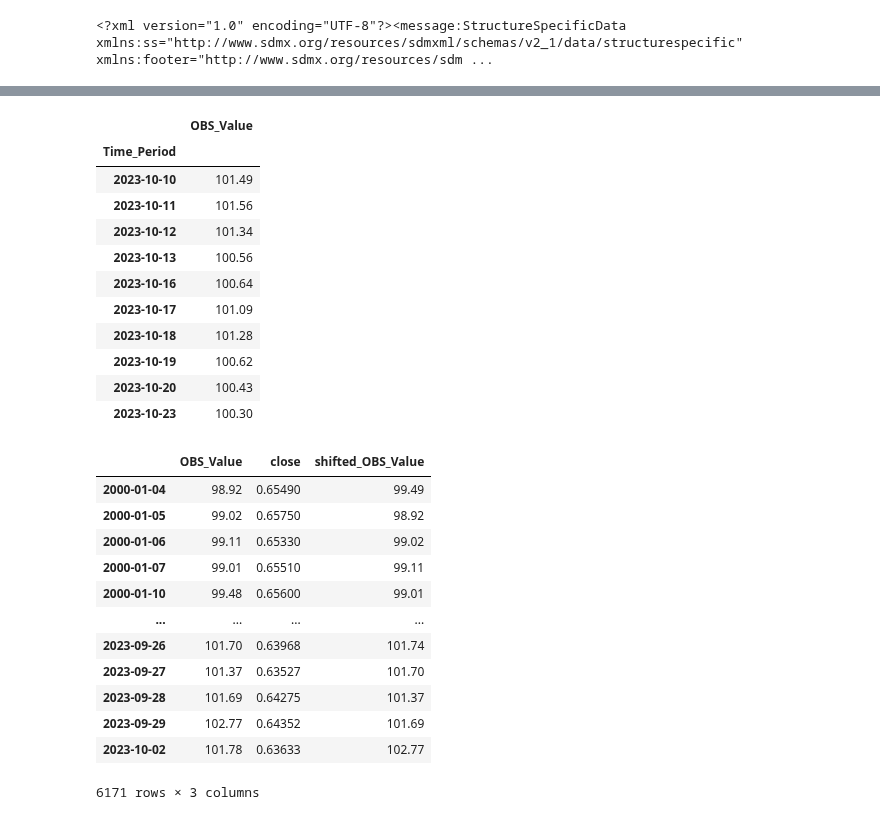
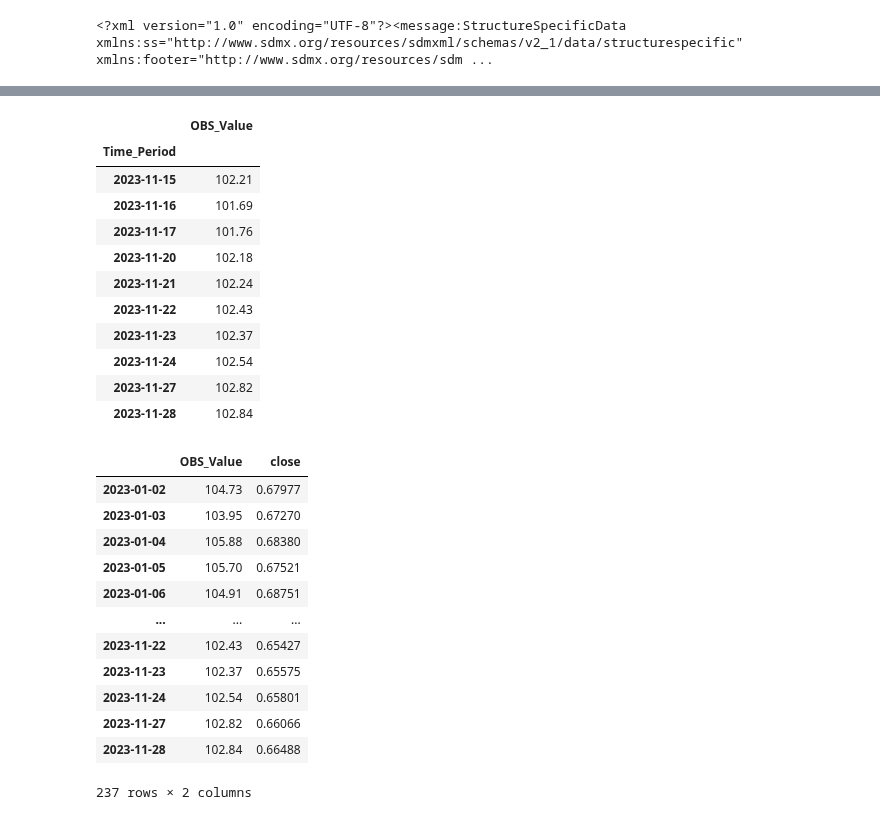
Before and after one commit to aliquid-novi/Strategies, a Jupyter notebook: lets get it/BIS.ipynb, the cells around one changed output, grey strips where cells are left out. Cells and saved outputs as stored; diff of their text form; code cells hidden in the pictures.

```diff
--- a/lets get it/BIS.ipynb
+++ b/lets get it/BIS.ipynb
@@ -127,20 +134,20 @@ df['OBS_Value'] = df['OBS_Value'].replace('NaN', np.nan)
 # Drop rows with NaN values
 df.dropna(subset=['OBS_Value'], inplace=True)
 df['OBS_Value'] = df['OBS_Value'].astype(float)
-# df['Time_Period'] = pd.to_datetime(df['Time_Period'])
-# df = df.set_index('Time_Period')
+df['Time_Period'] = pd.to_datetime(df['Time_Period'])
+df = df.set_index('Time_Period')
 df.tail(10)
 # %% [output]
 |  | OBS_Value |
 | Time_Period |  |
-| 2023-10-10 | 101.49 |
-| 2023-10-11 | 101.56 |
-| 2023-10-12 | 101.34 |
-| 2023-10-13 | 100.56 |
-| 2023-10-16 | 100.64 |
-| 2023-10-17 | 101.09 |
-| 2023-10-18 | 101.28 |
-| 2023-10-19 | 100.62 |
-| 2023-10-20 | 100.43 |
-| 2023-10-23 | 100.30 |
+| 2023-11-15 | 102.21 |
+| 2023-11-16 | 101.69 |
+| 2023-11-17 | 101.76 |
+| 2023-11-20 | 102.18 |
+| 2023-11-21 | 102.24 |
+| 2023-11-22 | 102.43 |
+| 2023-11-23 | 102.37 |
+| 2023-11-24 | 102.54 |
+| 2023-11-27 | 102.82 |
+| 2023-11-28 | 102.84 |
 # %%
@@ -149,29 +155,22 @@ AUDUSD = get_rates('AUDUSD.a', mt5.TIMEFRAME_D1, 6191)
 # %%
-def get_rates(pair1, timeframe, x):
-    pair1 = pd.DataFrame(mt5.copy_rates_from_pos(pair1, timeframe, 0, x))
-    pair1['time'] = pd.to_datetime(pair1['time'], unit = 's')
-    return pair1[['time','open', 'high', 'low', 'close']].set_index('time')
+AUDUSD = get_rates('AUDUSD.a', mt5.TIMEFRAME_D1, 500)
+combined_df = pd.concat([df[-len(AUDUSD):], AUDUSD['close']], join = 'outer', axis = 1)
 
-# AUDUSD = get_rates('AUDUSD.a', mt5.TIMEFRAME_D1, 6191)
-AUDUSD = AUDUSD.iloc[:-5]
-AUDUSD
-combined_df = pd.concat([df, AUDUSD['close']], join = 'outer', axis = 1)
-combined_df['shifted_OBS_Value'] = combined_df['OBS_Value'].shift(1)
 combined_df = combined_df.dropna()
 combined_df
 # %% [output]
-|  | OBS_Value | close | shifted_OBS_Value |
-| 2000-01-04 | 98.92 | 0.65490 | 99.49 |
-| 2000-01-05 | 99.02 | 0.65750 | 98.92 |
-| 2000-01-06 | 99.11 | 0.65330 | 99.02 |
-| 2000-01-07 | 99.01 | 0.65510 | 99.11 |
-| 2000-01-10 | 99.48 | 0.65600 | 99.01 |
-| ... | ... | ... | ... |
-| 2023-09-26 | 101.70 | 0.63968 | 101.74 |
-| 2023-09-27 | 101.37 | 0.63527 | 101.70 |
-| 2023-09-28 | 101.69 | 0.64275 | 101.37 |
-| 2023-09-29 | 102.77 | 0.64352 | 101.69 |
-| 2023-10-02 | 101.78 | 0.63633 | 102.77 |
+|  | OBS_Value | close |
+| 2023-01-02 | 104.73 | 0.67977 |
+| 2023-01-03 | 103.95 | 0.67270 |
+| 2023-01-04 | 105.88 | 0.68380 |
+| 2023-01-05 | 105.70 | 0.67521 |
+| 2023-01-06 | 104.91 | 0.68751 |
+| ... | ... | ... |
+| 2023-11-22 | 102.43 | 0.65427 |
+| 2023-11-23 | 102.37 | 0.65575 |
+| 2023-11-24 | 102.54 | 0.65801 |
+| 2023-11-27 | 102.82 | 0.66066 |
+| 2023-11-28 | 102.84 | 0.66488 |
-6171 rows × 3 columns
+237 rows × 2 columns
 # %%
 from statsmodels.tsa.stattools import grangercausalitytests
```
Also changed, not shown: parts of 12 cells of this notebook, 5 other files.
